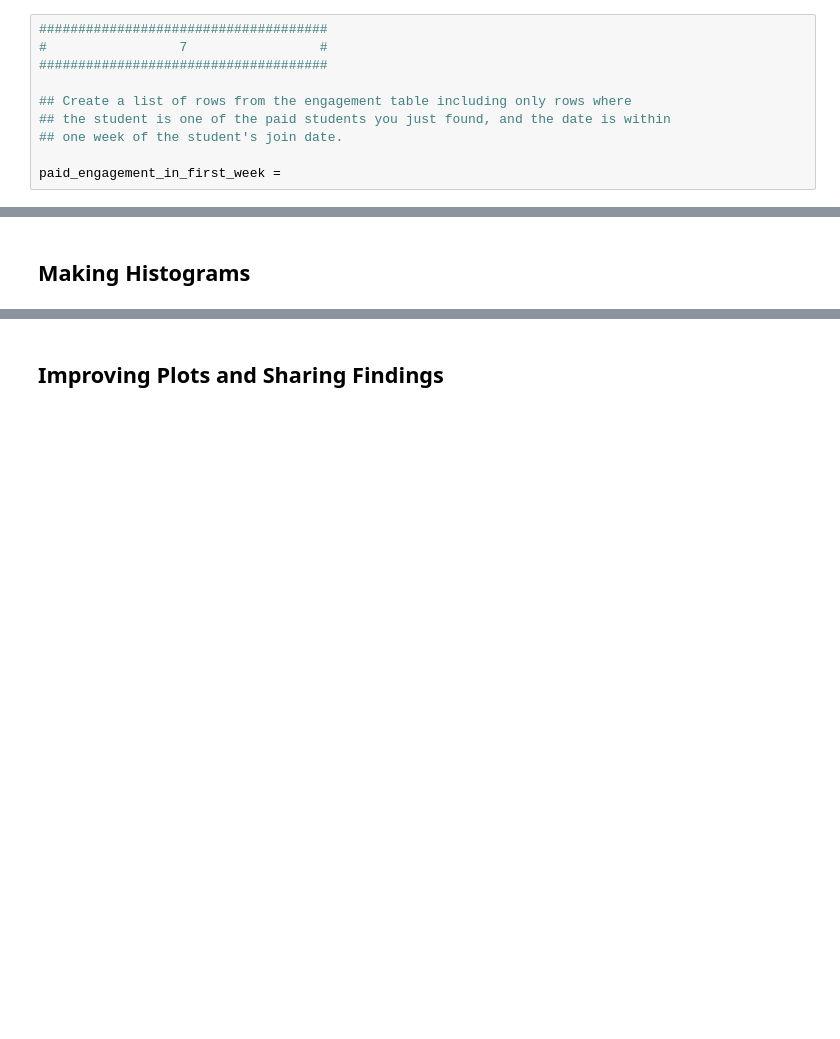
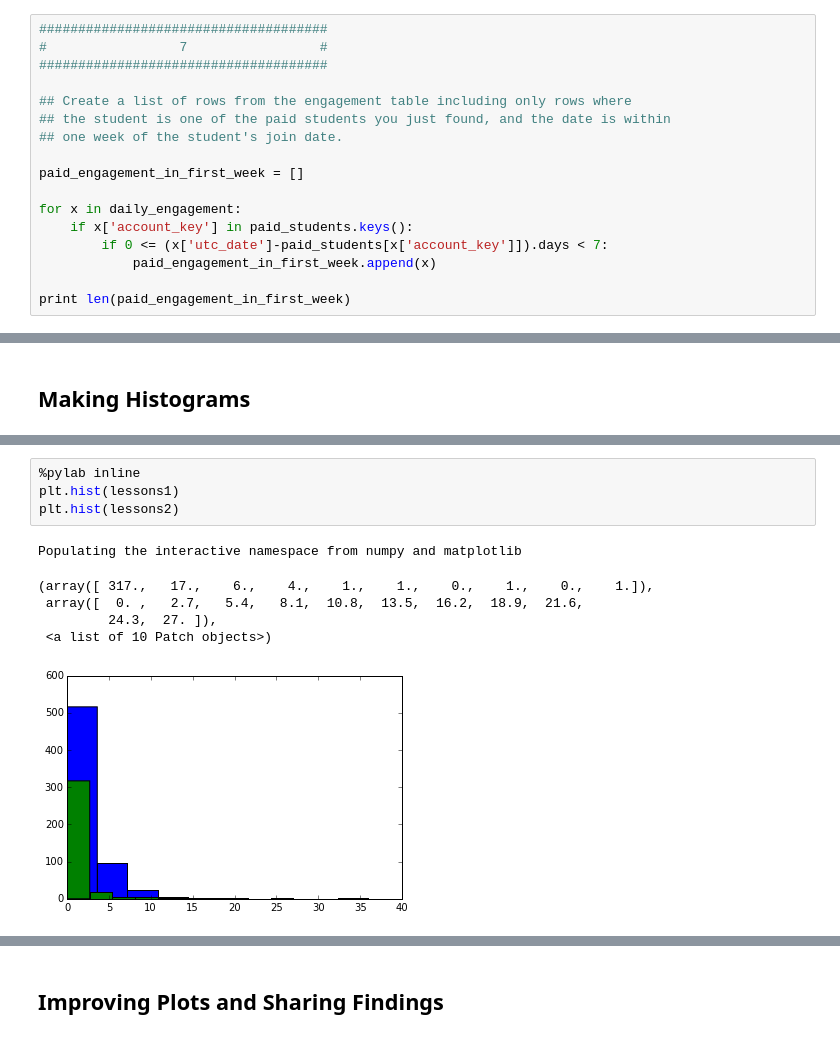
Before and after one commit to JeffLIrion/udacity, a Jupyter notebook: Intro_to_Data_Analysis/L1_Starter_Code.ipynb, the cells around one changed output, grey strips where cells are left out. Saved outputs shown, nothing was run; the diff lists cells and outputs as text; blank space fills up the shorter version.

```diff
--- a/Intro_to_Data_Analysis/L1_Starter_Code.ipynb
+++ b/Intro_to_Data_Analysis/L1_Starter_Code.ipynb
@@ -266,4 +275,11 @@ def within_one_week(join_date, engagement_date):
 ## the student is one of the paid students you just found, and the date is within
 ## one week of the student's join date.
 
-paid_engagement_in_first_week =
+paid_engagement_in_first_week = []
+
+for x in daily_engagement:
+    if x['account_key'] in paid_students.keys():
+        if 0 <= (x['utc_date']-paid_students[x['account_key']]).days < 7:
+            paid_engagement_in_first_week.append(x)
+
+print len(paid_engagement_in_first_week)
@@ -363,0 +600,11 @@ non_passing_engagement =
+# %%
+%pylab inline
+plt.hist(lessons1)
+plt.hist(lessons2)
+# %% [output]
+Populating the interactive namespace from numpy and matplotlib
+(array([ 317.,   17.,    6.,    4.,    1.,    1.,    0.,    1.,    0.,    1.]),
+ array([  0. ,   2.7,   5.4,   8.1,  10.8,  13.5,  16.2,  18.9,  21.6,
+         24.3,  27. ]),
+ <a list of 10 Patch objects>)
+[figure, added]
```
Also changed, not shown: parts of 16 cells of this notebook.
